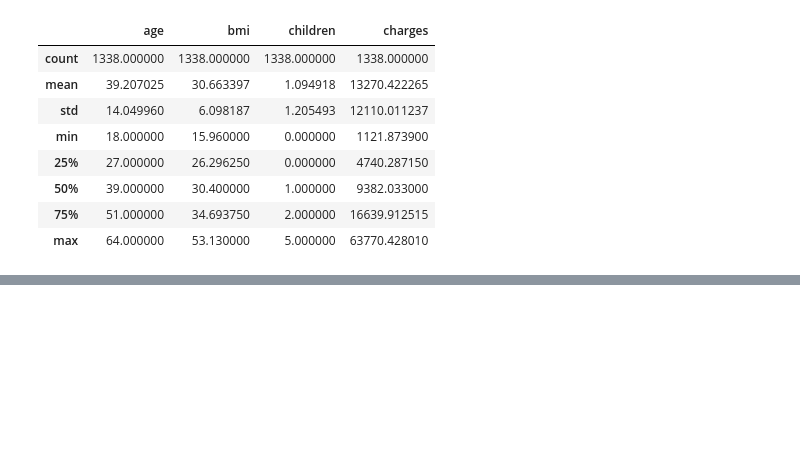
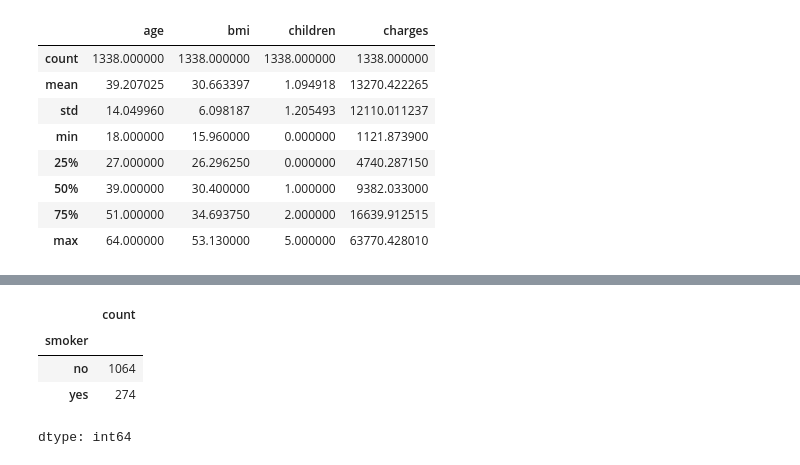
Before and after one commit to Surfox007/ML_freecodecamp_tutorial, a Jupyter notebook: medical_insurance_linear_regression.ipynb, the cells around one changed output, grey strips where cells are left out. Cells and saved outputs as stored; diff of their text form; code cells hidden in the pictures; blank space fills up the shorter version.

```diff
--- a/medical_insurance_linear_regression.ipynb
+++ b/medical_insurance_linear_regression.ipynb
@@ -119,0 +129,8 @@ plt.show()
+# %%
+medical_df.smoker.value_counts()
+# %% [output]
+|  | count |
+| smoker |  |
+| no | 1064 |
+| yes | 274 |
+dtype: int64
```
Also changed, not shown: parts of 10 cells of this notebook.
